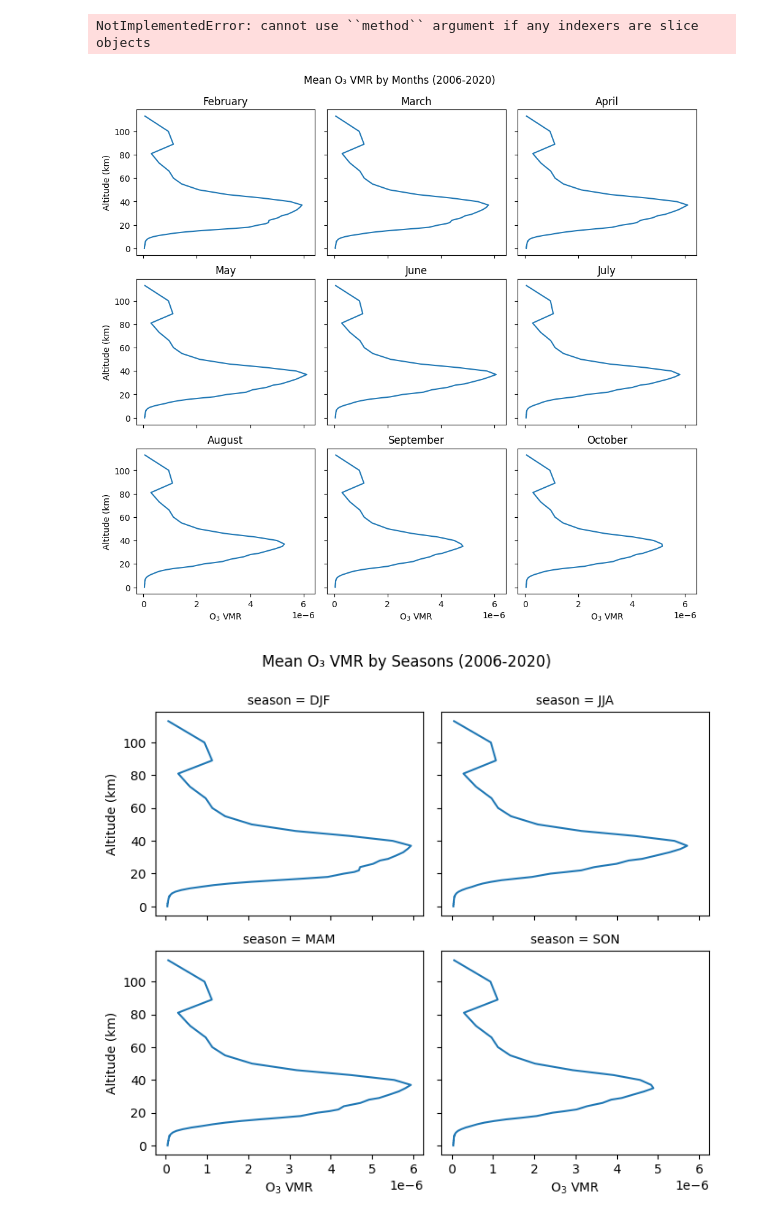
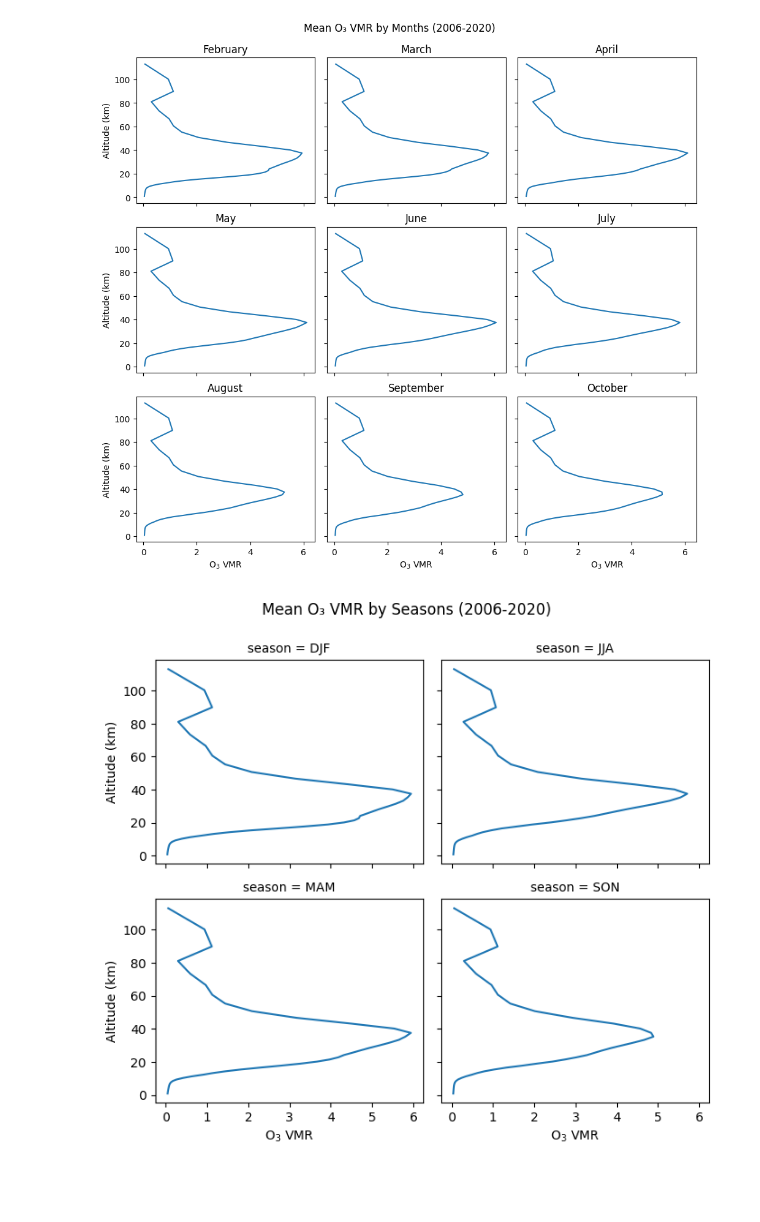
Before and after one commit to Sallamsaka/ozone-measurement-comparison, a Jupyter notebook: PEARL FTIR O3/PEARL_FTIR.ipynb, the cells around one changed output. Saved outputs shown, nothing was run; the diff lists cells and outputs as text; code cells hidden in the pictures; blank space fills up the shorter version.

```diff
--- a/PEARL FTIR O3/PEARL_FTIR.ipynb
+++ b/PEARL FTIR O3/PEARL_FTIR.ipynb
@@ -93,10 +91,6 @@ O3_times = O3_vmr.sel(DATETIME = slice("2006-01-01", "2020-12-31"))
 latitude = 80.05
 longitude = -86.42
 altitude = O3_times["altitude1"].values
-# %%
-O3_vmr.sel(altitude1 = slice(0, 65), method = "nearest").values
-# %% [output]
-NotImplementedError: cannot use ``method`` argument if any indexers are slice objects
 # %%
 temperature = f["TEMPERATURE_INDEPENDENT"]
 pressure = f["PRESSURE_INDEPENDENT"] * 100
@@ -110,27 +104,27 @@ O3_density = O3_vmr * pressure/(k * temperature)
 # num density = vmr * N/V = vmr * P/kT
 # column = num density*altitude diff
 # %%
-has_fig = O3_times.groupby("DATETIME.month").mean(dim  = "DATETIME").plot(col = "month", col_wrap = 3, y = "altitude1")
+has_fig = (O3_times.groupby("DATETIME.month").mean(dim  = "DATETIME") * 10**6).plot(col = "month", col_wrap = 3, y = "altitude1")
 has_fig.fig.axes[0].set_ylabel("Altitude (km)")
 has_fig.fig.axes[3].set_ylabel("Altitude (km)")
 has_fig.fig.axes[6].set_ylabel("Altitude (km)")
 has_fig.fig.axes[6].set_xlabel("O$_3$ VMR")
 has_fig.fig.axes[7].set_xlabel("O$_3$ VMR")
 has_fig.fig.axes[8].set_xlabel("O$_3$ VMR")
 
 plt.suptitle("Mean O₃ VMR by Months (2006-2020)", y = 1.025)
 
 month_names = ['January', 'February', 'March', 'April', 'May', 'June', 'July', 'August', 'September', 'October', 'November', 'December']
 
 for i, ax in enumerate(has_fig.axes.flat):
     ax.set_title(month_names[i + 1])
 
 title = has_fig.fig._suptitle.get_text()
 has_fig.fig.savefig(title, bbox_inches="tight")
 # %% [output]
-[figure, old version]
+[figure, new version]
 # %%
-has_fig = O3_times.groupby("DATETIME.season").mean(dim  = "DATETIME").plot(col = "season", col_wrap = 2, y = "altitude1")
+has_fig = (O3_times.groupby("DATETIME.season").mean(dim  = "DATETIME") * 10**6).plot(col = "season", col_wrap = 2, y = "altitude1")
 has_fig.fig.axes[0].set_ylabel("Altitude (km)")
 has_fig.fig.axes[2].set_ylabel("Altitude (km)")
 has_fig.fig.axes[2].set_xlabel("O$_3$ VMR")
@@ -141,7 +135,7 @@ plt.suptitle("Mean O₃ VMR by Seasons (2006-2020)", y = 1.05)
 title = has_fig.fig._suptitle.get_text()
 has_fig.fig.savefig(title, bbox_inches="tight")
 # %% [output]
-[figure, old version]
+[figure, new version]
 # %%
 altitude
 # %% [output]
```
Also changed, not shown: parts of 10 cells of this notebook, 22 other files.
